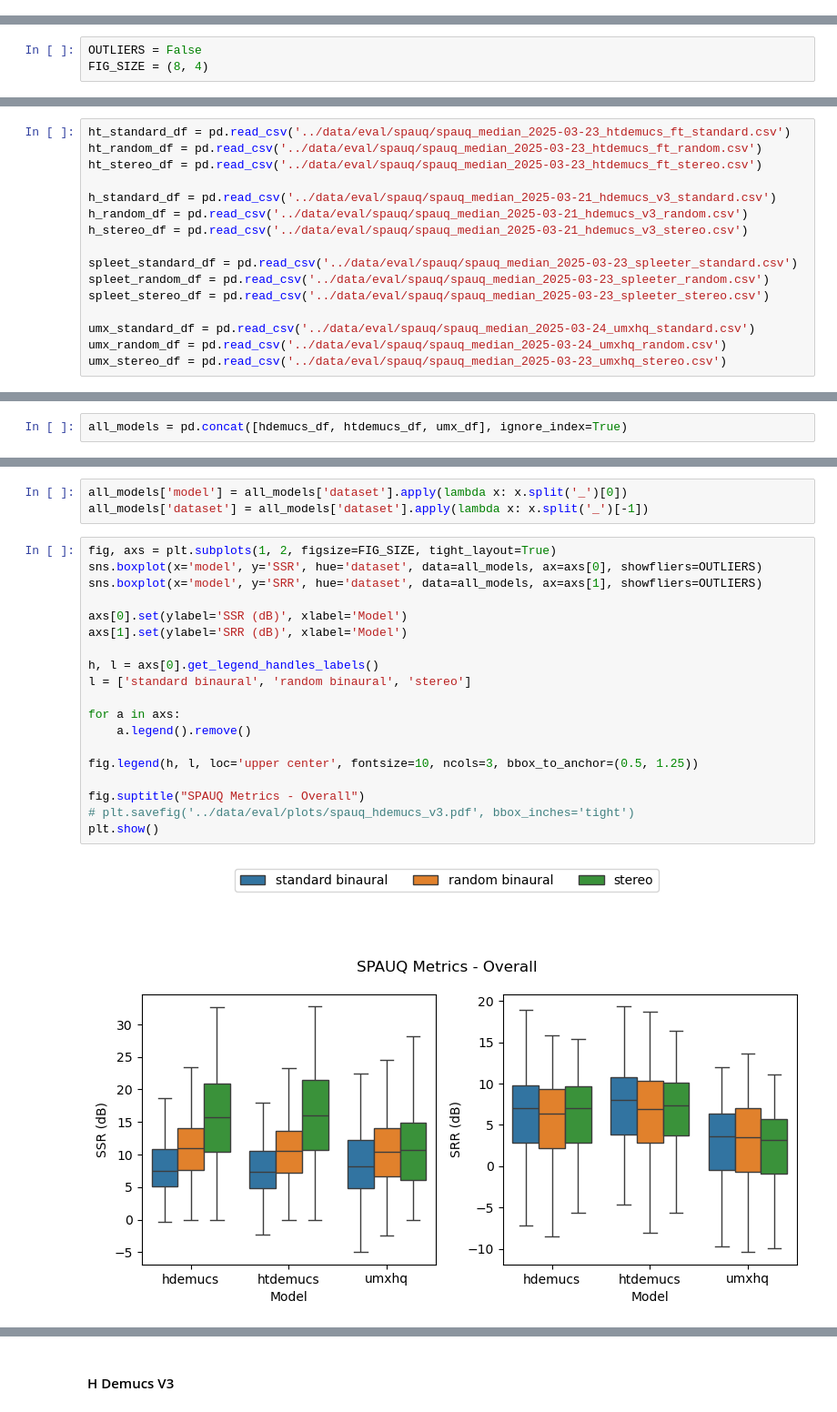
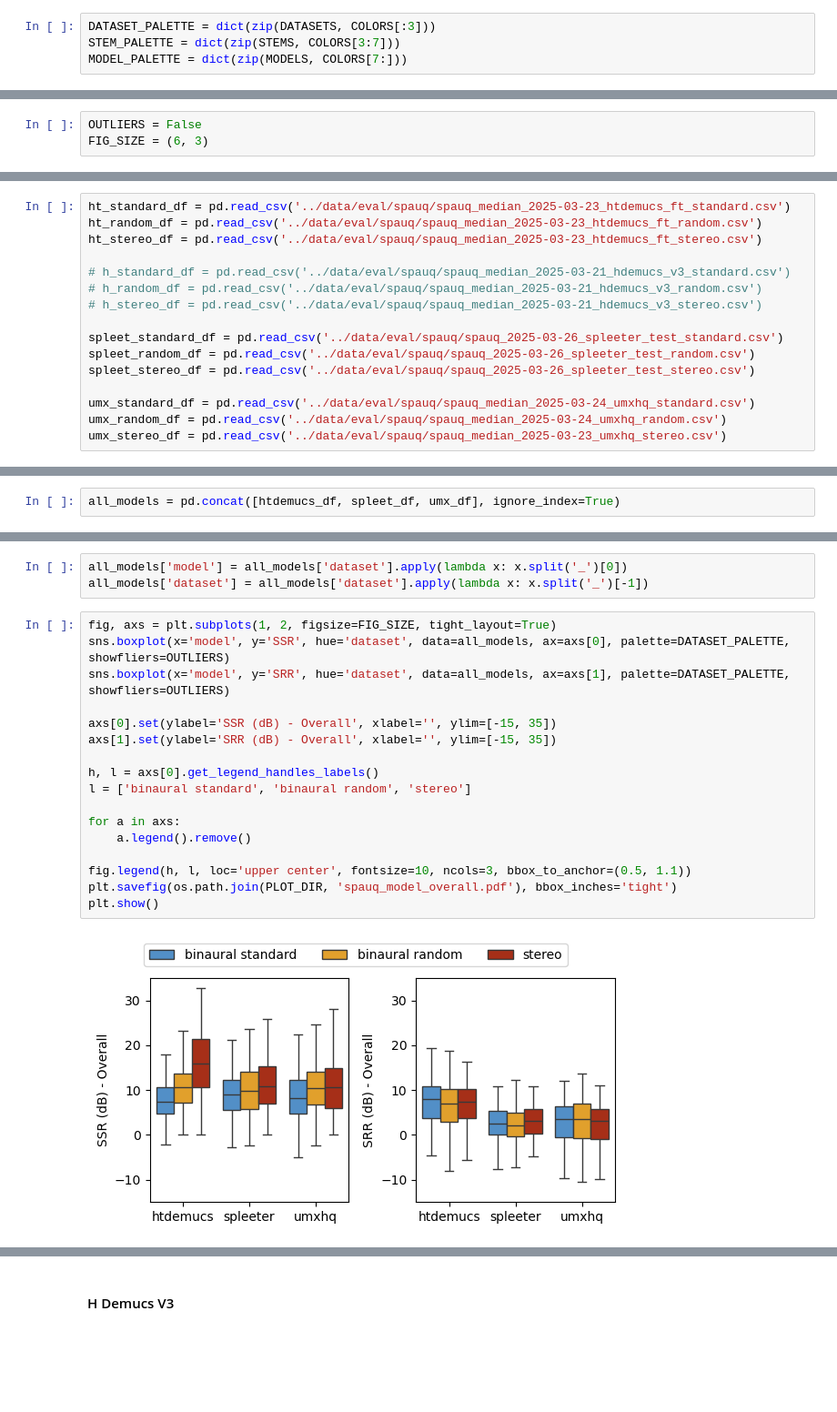
Before and after one commit to richa-namballa/binaural-mss, a Jupyter notebook: notebook/analysis.ipynb, the cells around one changed output, grey strips where cells are left out. Shown: that part at 91% size. Cells and saved outputs as stored; diff of their text form; blank space fills up the shorter version.

Commit message:
Update plots

```diff
--- a/notebook/analysis.ipynb
+++ b/notebook/analysis.ipynb
@@ -19,8 +29,12 @@ STEMS = list(metadata['source'].unique())
+# %%
+DATASET_PALETTE = dict(zip(DATASETS, COLORS[:3]))
+STEM_PALETTE = dict(zip(STEMS, COLORS[3:7]))
+MODEL_PALETTE = dict(zip(MODELS, COLORS[7:]))
 # %% [markdown]
 ## SPAUQ: Spatial Audio Quality Evaluation
 # %%
 OUTLIERS = False
-FIG_SIZE = (8, 4)
+FIG_SIZE = (6, 3)
 # %% [markdown]
 ### Data
 # %%
@@ -28,13 +42,13 @@ ht_standard_df = pd.read_csv('../data/eval/spauq/spauq_median_2025-03-23_htdemuc
 ht_random_df = pd.read_csv('../data/eval/spauq/spauq_median_2025-03-23_htdemucs_ft_random.csv')
 ht_stereo_df = pd.read_csv('../data/eval/spauq/spauq_median_2025-03-23_htdemucs_ft_stereo.csv')
 
-h_standard_df = pd.read_csv('../data/eval/spauq/spauq_median_2025-03-21_hdemucs_v3_standard.csv')
-h_random_df = pd.read_csv('../data/eval/spauq/spauq_median_2025-03-21_hdemucs_v3_random.csv')
-h_stereo_df = pd.read_csv('../data/eval/spauq/spauq_median_2025-03-21_hdemucs_v3_stereo.csv')
+# h_standard_df = pd.read_csv('../data/eval/spauq/spauq_median_2025-03-21_hdemucs_v3_standard.csv')
+# h_random_df = pd.read_csv('../data/eval/spauq/spauq_median_2025-03-21_hdemucs_v3_random.csv')
+# h_stereo_df = pd.read_csv('../data/eval/spauq/spauq_median_2025-03-21_hdemucs_v3_stereo.csv')
 
-spleet_standard_df = pd.read_csv('../data/eval/spauq/spauq_median_2025-03-23_spleeter_standard.csv')
-spleet_random_df = pd.read_csv('../data/eval/spauq/spauq_median_2025-03-23_spleeter_random.csv')
-spleet_stereo_df = pd.read_csv('../data/eval/spauq/spauq_median_2025-03-23_spleeter_stereo.csv')
+spleet_standard_df = pd.read_csv('../data/eval/spauq/spauq_2025-03-26_spleeter_test_standard.csv')
+spleet_random_df = pd.read_csv('../data/eval/spauq/spauq_2025-03-26_spleeter_test_random.csv')
+spleet_stereo_df = pd.read_csv('../data/eval/spauq/spauq_2025-03-26_spleeter_test_stereo.csv')
 
 umx_standard_df = pd.read_csv('../data/eval/spauq/spauq_median_2025-03-24_umxhq_standard.csv')
 umx_random_df = pd.read_csv('../data/eval/spauq/spauq_median_2025-03-24_umxhq_random.csv')
@@ -61,5 +75,5 @@ htdemucs_df = pd.concat([ht_standard_df, ht_random_df, ht_stereo_df], ignore_ind
 spleet_df = pd.concat([spleet_standard_df, spleet_random_df, spleet_stereo_df], ignore_index=True)
 umx_df = pd.concat([umx_standard_df, umx_random_df, umx_stereo_df], ignore_index=True)
 # %%
-all_models = pd.concat([hdemucs_df, htdemucs_df, umx_df], ignore_index=True)
+all_models = pd.concat([htdemucs_df, spleet_df, umx_df], ignore_index=True)
 # %% [markdown]
@@ -171,22 +167,20 @@ all_models['model'] = all_models['dataset'].apply(lambda x: x.split('_')[0])
 all_models['dataset'] = all_models['dataset'].apply(lambda x: x.split('_')[-1])
 # %%
 fig, axs = plt.subplots(1, 2, figsize=FIG_SIZE, tight_layout=True)
-sns.boxplot(x='model', y='SSR', hue='dataset', data=all_models, ax=axs[0], showfliers=OUTLIERS)
-sns.boxplot(x='model', y='SRR', hue='dataset', data=all_models, ax=axs[1], showfliers=OUTLIERS)
+sns.boxplot(x='model', y='SSR', hue='dataset', data=all_models, ax=axs[0], palette=DATASET_PALETTE, showfliers=OUTLIERS)
+sns.boxplot(x='model', y='SRR', hue='dataset', data=all_models, ax=axs[1], palette=DATASET_PALETTE, showfliers=OUTLIERS)
 
-axs[0].set(ylabel='SSR (dB)', xlabel='Model')
-axs[1].set(ylabel='SRR (dB)', xlabel='Model')
+axs[0].set(ylabel='SSR (dB) - Overall', xlabel='', ylim=[-15, 35])
+axs[1].set(ylabel='SRR (dB) - Overall', xlabel='', ylim=[-15, 35])
 
 h, l = axs[0].get_legend_handles_labels()
-l = ['standard binaural', 'random binaural', 'stereo']
+l = ['binaural standard', 'binaural random', 'stereo']
 
 for a in axs:
     a.legend().remove()
 
-fig.legend(h, l, loc='upper center', fontsize=10, ncols=3, bbox_to_anchor=(0.5, 1.25))
-
-fig.suptitle("SPAUQ Metrics - Overall")
-# plt.savefig('../data/eval/plots/spauq_hdemucs_v3.pdf', bbox_inches='tight')
+fig.legend(h, l, loc='upper center', fontsize=10, ncols=3, bbox_to_anchor=(0.5, 1.1))
+plt.savefig(os.path.join(PLOT_DIR, 'spauq_model_overall.pdf'), bbox_inches='tight')
 plt.show()
 # %% [output]
-[figure, old version]
+[figure, new version]
```
Also changed, not shown: parts of 87 cells of this notebook, 1 other file.
